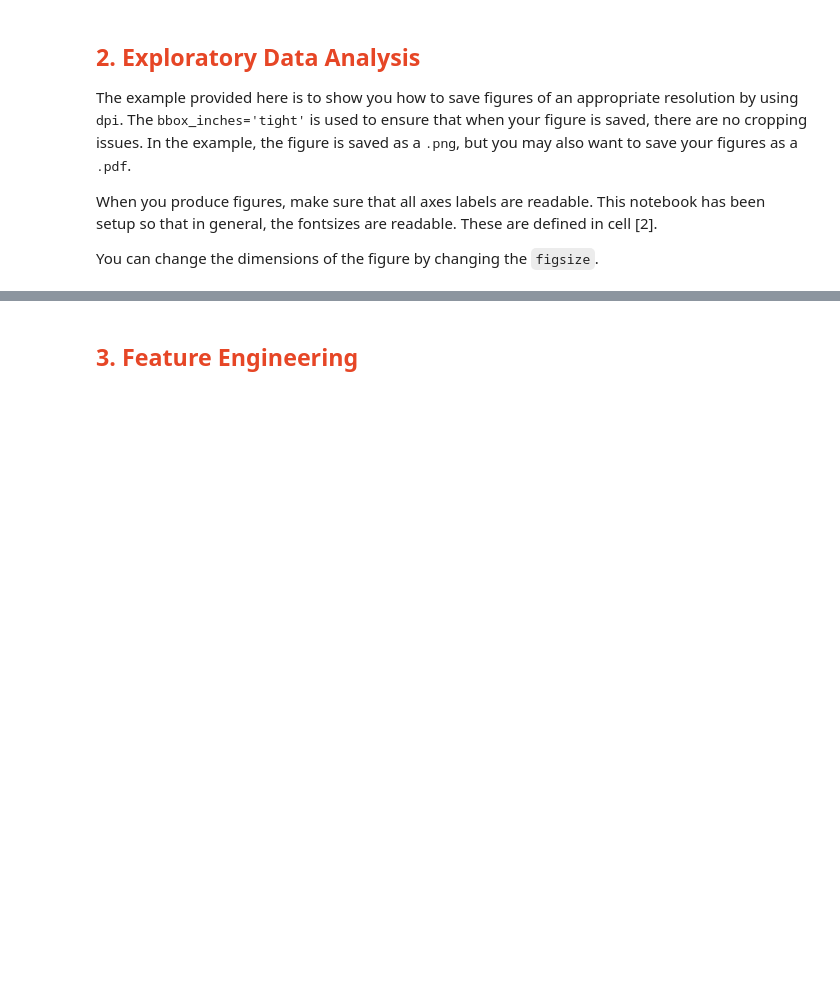
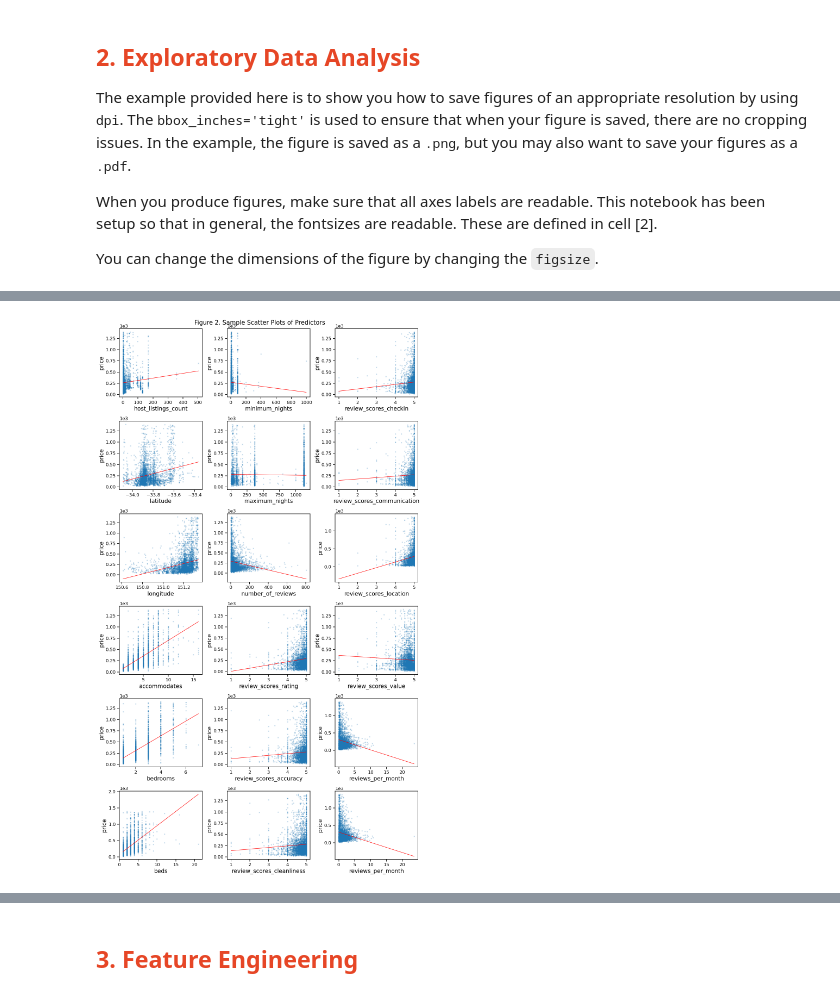
Before and after one commit to Jamielimingzhe/QBUS6810, a Jupyter notebook: QBUS6810_Group18_Notebook.ipynb, the cells around one changed output, grey strips where cells are left out. Drawn from its saved outputs; the diff is of its cells as text; code cells hidden in the pictures; blank space fills up the shorter version.

```diff
--- a/QBUS6810_Group18_Notebook.ipynb
+++ b/QBUS6810_Group18_Notebook.ipynb
@@ -262,0 +279,15 @@ pd.DataFrame(df_null_count[df_null_count!=0][1:],columns=['Missing Values'])
+# %%
+select_predictors = ['host_listings_count', 'latitude', 'longitude', 'accommodates', 'bedrooms', 'beds',
+                     'minimum_nights','maximum_nights','number_of_reviews','review_scores_rating',
+                     'review_scores_accuracy','review_scores_cleanliness','review_scores_checkin',
+                    'review_scores_communication','review_scores_location','review_scores_value','reviews_per_month','reviews_per_month']
+
+fig, axs = plt.subplots(6, 3, figsize=(12, 21))
+for i in range(len(select_predictors)):
+    ax = sns.regplot(x=select_predictors[i], y='price', ax=axs[i%6][(i//6)%3], data=train, ci=None,
+                scatter_kws={'s':5, 'alpha':0.2}, line_kws={'color':'red', 'linewidth':1})
+    ax.ticklabel_format(style='sci', axis='y', scilimits=(0, 0))
+fig.suptitle('Figure 2. Sample Scatter Plots of Predictors', fontsize=16)
+plt.tight_layout()
+# %% [output]
+[figure, added]
```
Also changed, not shown: parts of 13 cells of this notebook.
